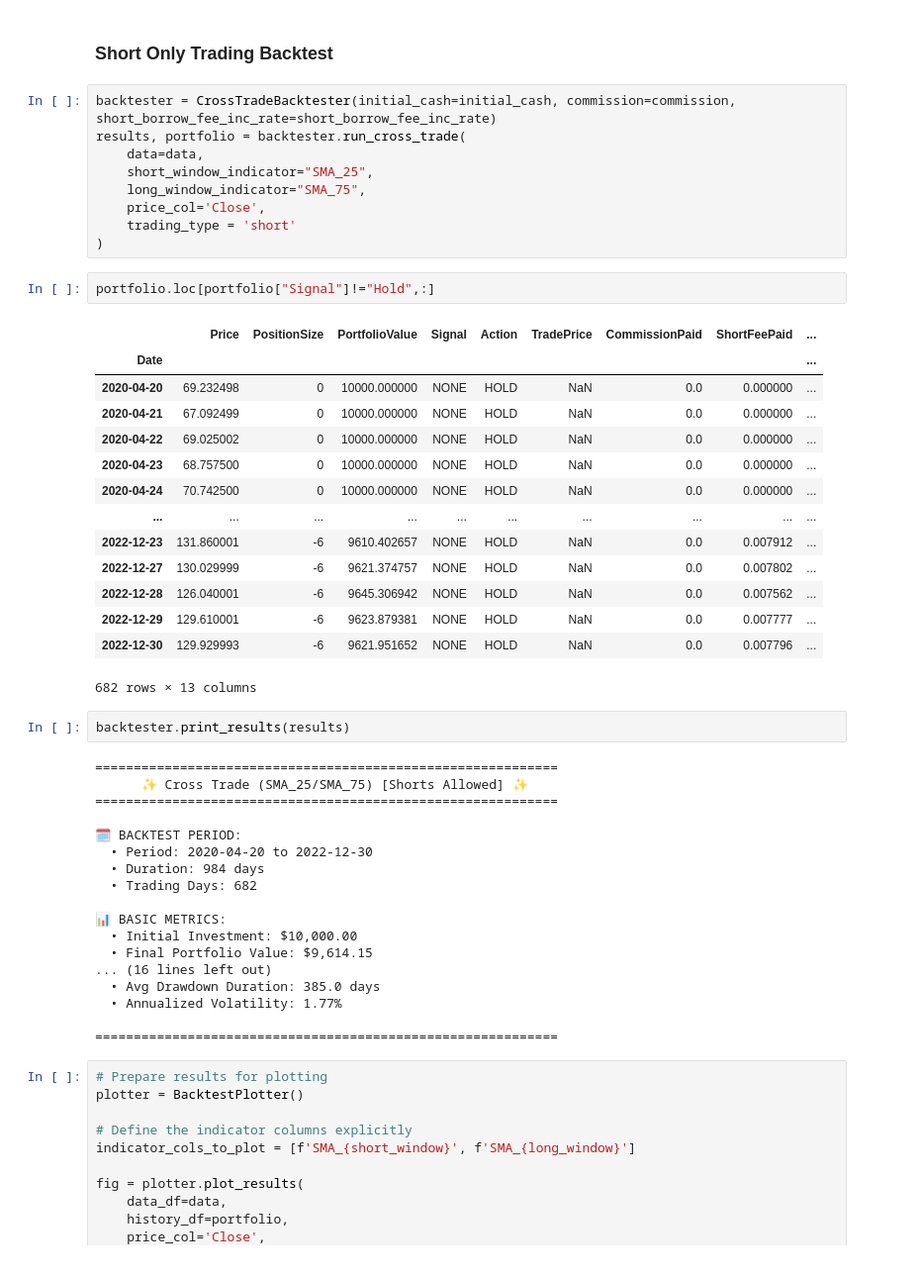
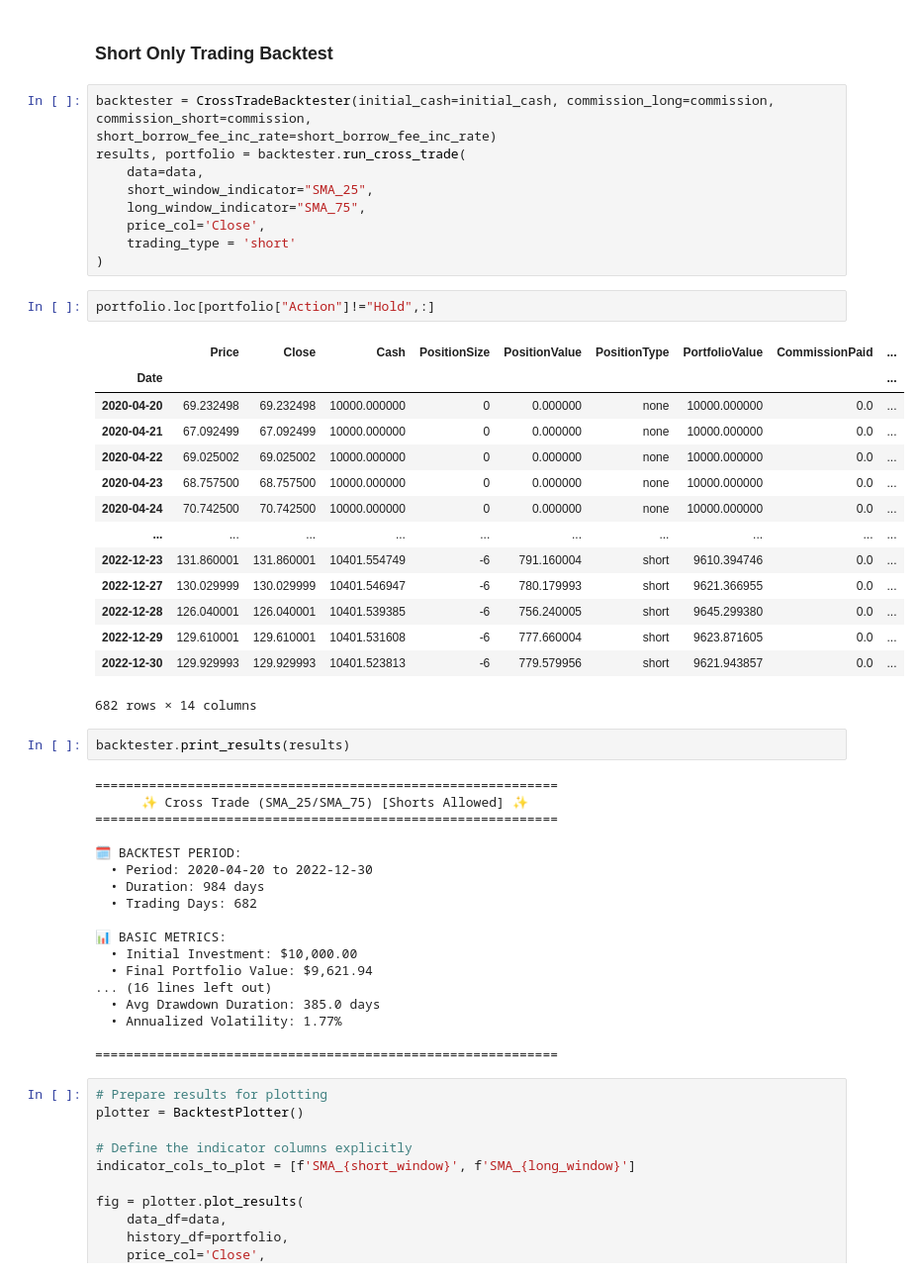
Before and after one commit to BSoybilgen/simple-trade, a Jupyter notebook: examples/backtest/example_backtest_cross_trade.ipynb, the cells around one changed output. Shown at 99% size. Cells and saved outputs as stored; diff of their text form.

```diff
--- a/examples/backtest/example_backtest_cross_trade.ipynb
+++ b/examples/backtest/example_backtest_cross_trade.ipynb
@@ -142,7 +147,7 @@ fig = plotter.plot_results(
 # %% [markdown]
 ### Short Only Trading Backtest
 # %%
-backtester = CrossTradeBacktester(initial_cash=initial_cash, commission=commission,
+backtester = CrossTradeBacktester(initial_cash=initial_cash, commission_long=commission, commission_short=commission,
 short_borrow_fee_inc_rate=short_borrow_fee_inc_rate)
 results, portfolio = backtester.run_cross_trade(
     data=data,
@@ -152,22 +157,22 @@ results, portfolio = backtester.run_cross_trade(
     trading_type = 'short'
 )
 # %%
-portfolio.loc[portfolio["Signal"]!="Hold",:]
+portfolio.loc[portfolio["Action"]!="Hold",:]
 # %% [output]
-|  | Price | PositionSize | PortfolioValue | Signal | Action | TradePrice | CommissionPaid | ShortFeePaid | ... |
+|  | Price | Close | Cash | PositionSize | PositionValue | PositionType | PortfolioValue | CommissionPaid | ... |
 | Date |  |  |  |  |  |  |  |  | ... |
-| 2020-04-20 | 69.232498 | 0 | 10000.000000 | NONE | HOLD | NaN | 0.0 | 0.000000 | ... |
-| 2020-04-21 | 67.092499 | 0 | 10000.000000 | NONE | HOLD | NaN | 0.0 | 0.000000 | ... |
-| 2020-04-22 | 69.025002 | 0 | 10000.000000 | NONE | HOLD | NaN | 0.0 | 0.000000 | ... |
-| 2020-04-23 | 68.757500 | 0 | 10000.000000 | NONE | HOLD | NaN | 0.0 | 0.000000 | ... |
-| 2020-04-24 | 70.742500 | 0 | 10000.000000 | NONE | HOLD | NaN | 0.0 | 0.000000 | ... |
+| 2020-04-20 | 69.232498 | 69.232498 | 10000.000000 | 0 | 0.000000 | none | 10000.000000 | 0.0 | ... |
+| 2020-04-21 | 67.092499 | 67.092499 | 10000.000000 | 0 | 0.000000 | none | 10000.000000 | 0.0 | ... |
+| 2020-04-22 | 69.025002 | 69.025002 | 10000.000000 | 0 | 0.000000 | none | 10000.000000 | 0.0 | ... |
+| 2020-04-23 | 68.757500 | 68.757500 | 10000.000000 | 0 | 0.000000 | none | 10000.000000 | 0.0 | ... |
+| 2020-04-24 | 70.742500 | 70.742500 | 10000.000000 | 0 | 0.000000 | none | 10000.000000 | 0.0 | ... |
 | ... | ... | ... | ... | ... | ... | ... | ... | ... | ... |
-| 2022-12-23 | 131.860001 | -6 | 9610.402657 | NONE | HOLD | NaN | 0.0 | 0.007912 | ... |
-| 2022-12-27 | 130.029999 | -6 | 9621.374757 | NONE | HOLD | NaN | 0.0 | 0.007802 | ... |
-| 2022-12-28 | 126.040001 | -6 | 9645.306942 | NONE | HOLD | NaN | 0.0 | 0.007562 | ... |
-| 2022-12-29 | 129.610001 | -6 | 9623.879381 | NONE | HOLD | NaN | 0.0 | 0.007777 | ... |
-| 2022-12-30 | 129.929993 | -6 | 9621.951652 | NONE | HOLD | NaN | 0.0 | 0.007796 | ... |
+| 2022-12-23 | 131.860001 | 131.860001 | 10401.554749 | -6 | 791.160004 | short | 9610.394746 | 0.0 | ... |
+| 2022-12-27 | 130.029999 | 130.029999 | 10401.546947 | -6 | 780.179993 | short | 9621.366955 | 0.0 | ... |
+| 2022-12-28 | 126.040001 | 126.040001 | 10401.539385 | -6 | 756.240005 | short | 9645.299380 | 0.0 | ... |
+| 2022-12-29 | 129.610001 | 129.610001 | 10401.531608 | -6 | 777.660004 | short | 9623.871605 | 0.0 | ... |
+| 2022-12-30 | 129.929993 | 129.929993 | 10401.523813 | -6 | 779.579956 | short | 9621.943857 | 0.0 | ... |
-682 rows × 13 columns
+682 rows × 14 columns
 # %%
 backtester.print_results(results)
 # %% [output]
@@ -182,7 +187,7 @@ backtester.print_results(results)
 
 📊 BASIC METRICS:
   • Initial Investment: $10,000.00
-  • Final Portfolio Value: $9,614.15
+  • Final Portfolio Value: $9,621.94
 ... (16 lines left out)
   • Avg Drawdown Duration: 385.0 days
   • Annualized Volatility: 1.77%
```
Also changed, not shown: parts of 11 cells of this notebook, 10 other files.
